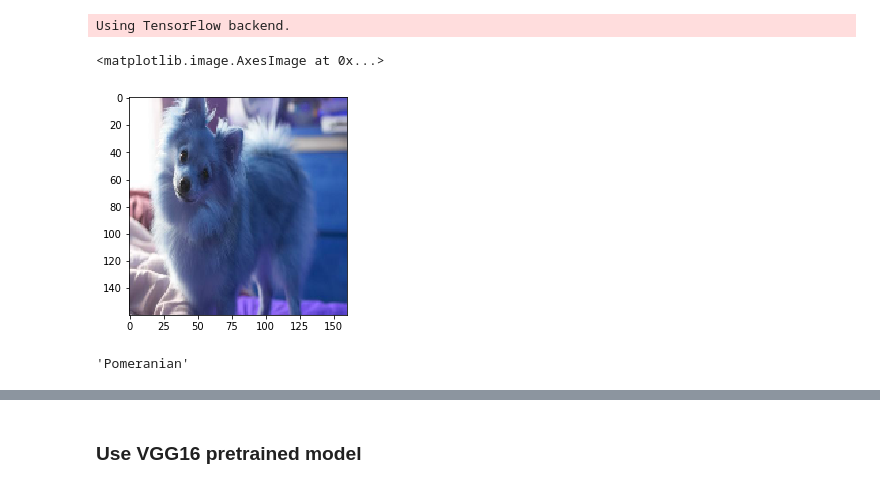
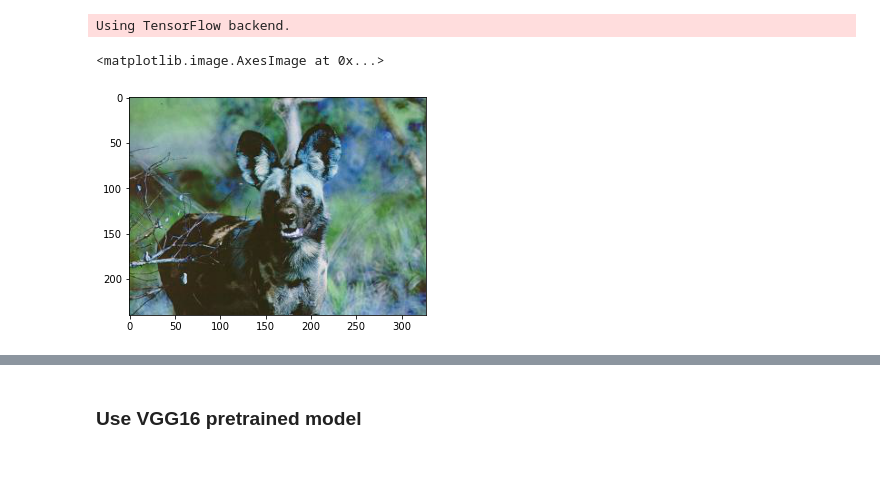
Before and after one commit to mattr832/dog_breed, a Jupyter notebook: dog-breed-classifier.ipynb, the cells around one changed output, grey strips where cells are left out. Drawn from its saved outputs; the diff is of its cells as text; code cells hidden in the pictures.

```diff
--- a/dog-breed-classifier.ipynb
+++ b/dog-breed-classifier.ipynb
@@ -16,4 +16,4 @@ os.getcwd()
 # %%
 # grab the image paths and randomly shuffle them
-imagePaths = list(paths.list_images(r'/home/mattr832/Mani_Vision/Images'))
+imagePaths = list(paths.list_images(r'C:\\Users\\mattr\\Documents\\dog_breed\\Images'))
 # %%
@@ -78,13 +142,8 @@ for imagePath in imagePaths:
 # %% [output]
 Using TensorFlow backend.
-# %%
-i = 14000
-
-plt.imshow(X[i])
-# %% [output]
-<matplotlib.image.AxesImage at 0x...>
-[figure, removed]
-# %%
-breed_list[i]
-# %% [output]
-'Pomeranian'
+# %%
+testimage = cv2.imread(imagePaths[index])
+plt.imshow(testimage)
+# %% [output]
+<matplotlib.image.AxesImage at 0x...>
+[figure, added]
```
Also changed, not shown: parts of 82 cells of this notebook, 1 other file.
